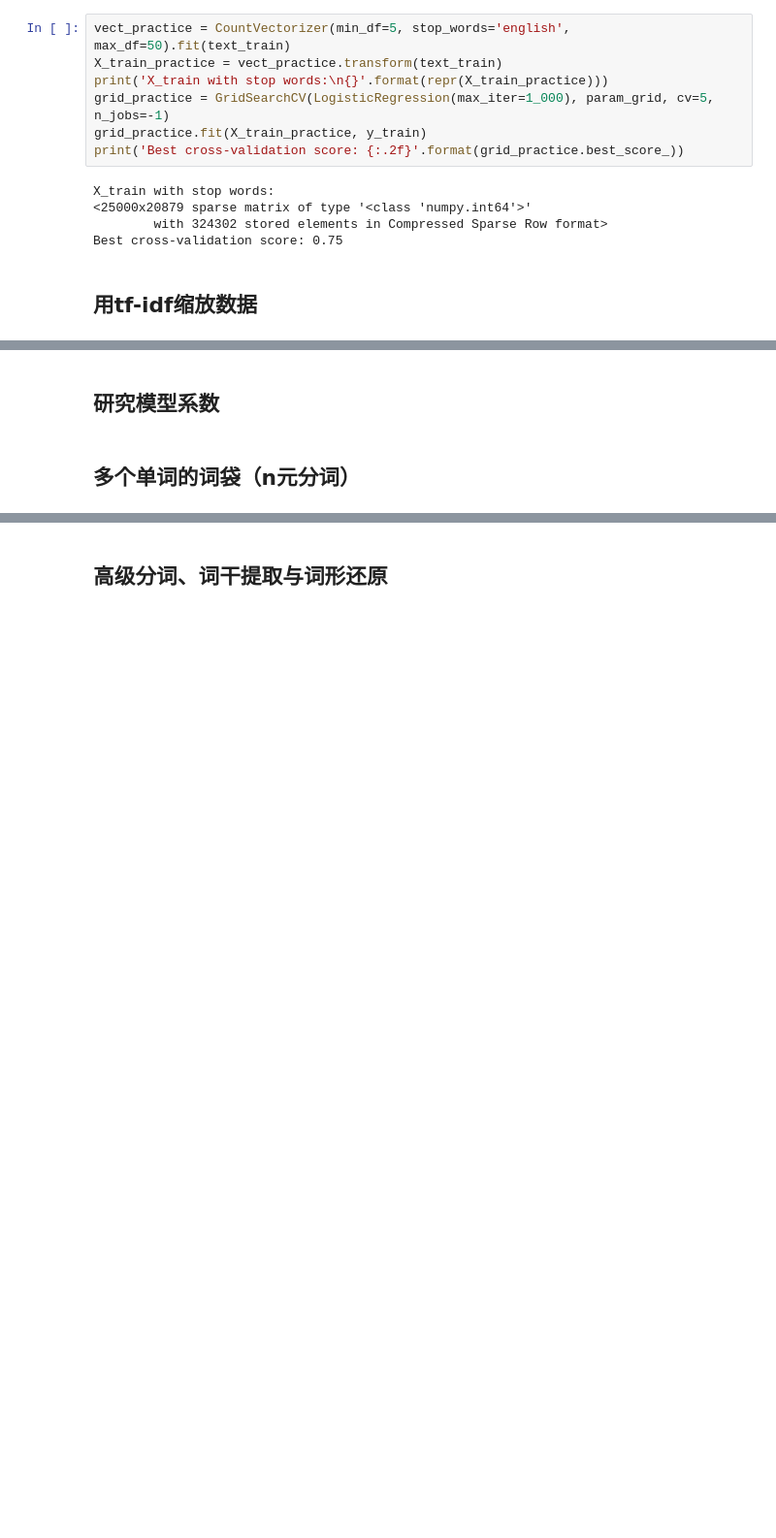
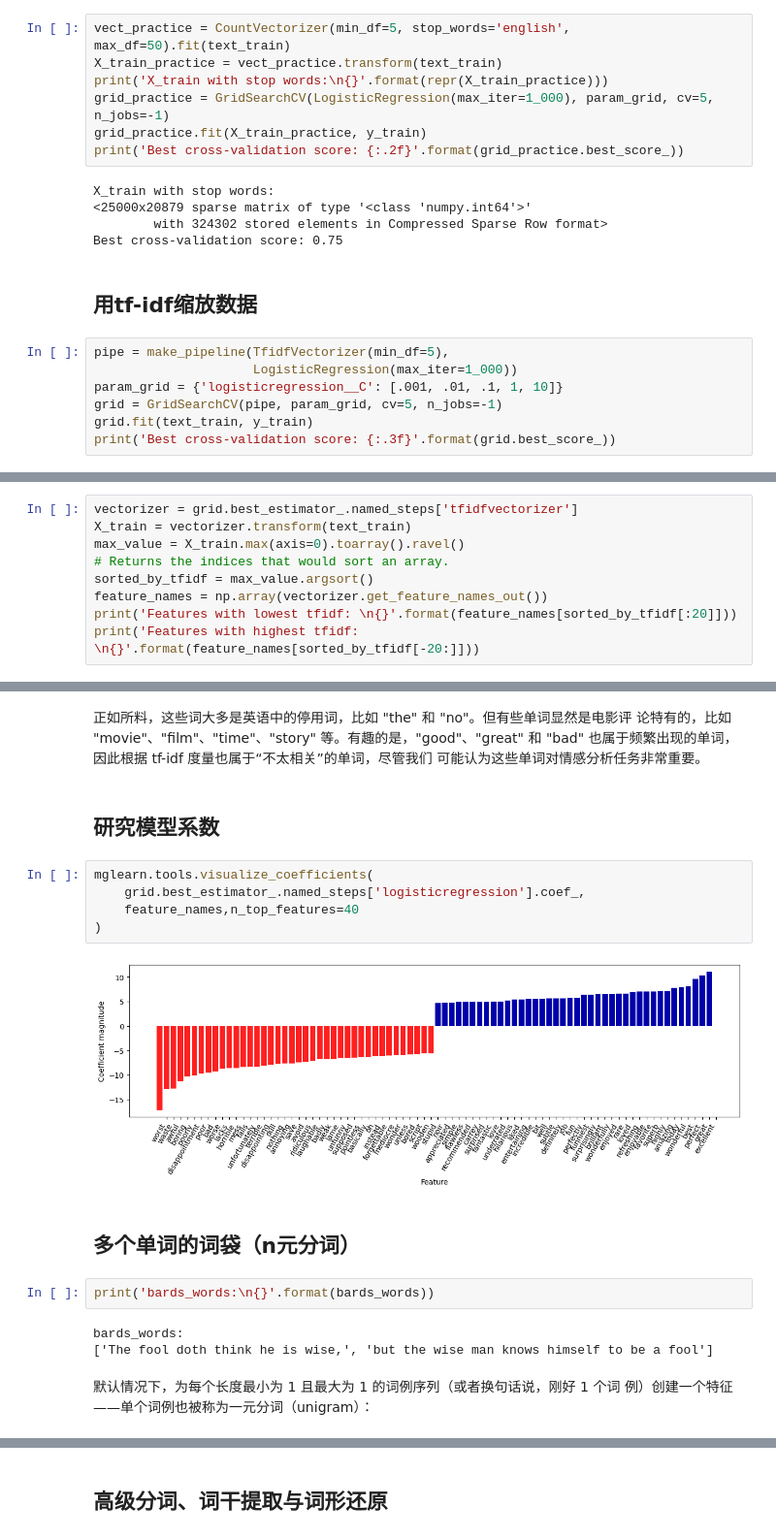
Before and after one commit to JPL-JUNO/Introduction-to-Machine-Learning-with-Python, a Jupyter notebook: Codes/Ch07.ipynb, the cells around one changed output, grey strips where cells are left out. Shown at 97% size. Drawn from its saved outputs; the diff is of its cells as text; blank space fills up the shorter version.

```diff
--- a/Codes/Ch07.ipynb
+++ b/Codes/Ch07.ipynb
@@ -230,3 +237,10 @@ X_train with stop words:
 Best cross-validation score: 0.75
 # %% [markdown]
 ## 用tf-idf缩放数据
+# %%
+pipe = make_pipeline(TfidfVectorizer(min_df=5),
+                     LogisticRegression(max_iter=1_000))
+param_grid = {'logisticregression__C': [.001, .01, .1, 1, 10]}
+grid = GridSearchCV(pipe, param_grid, cv=5, n_jobs=-1)
+grid.fit(text_train, y_train)
+print('Best cross-validation score: {:.3f}'.format(grid.best_score_))
@@ -232,0 +249,9 @@ Best cross-validation score: 0.75
+# %%
+vectorizer = grid.best_estimator_.named_steps['tfidfvectorizer']
+X_train = vectorizer.transform(text_train)
+max_value = X_train.max(axis=0).toarray().ravel()
+# Returns the indices that would sort an array.
+sorted_by_tfidf = max_value.argsort()
+feature_names = np.array(vectorizer.get_feature_names_out())
+print('Features with lowest tfidf: \n{}'.format(feature_names[sorted_by_tfidf[:20]]))
+print('Features with highest tfidf: \n{}'.format(feature_names[sorted_by_tfidf[-20:]]))
@@ -233,4 +285,24 @@ Best cross-validation score: 0.75
+# %% [markdown]
+正如所料，这些词大多是英语中的停用词，比如 "the" 和 "no"。但有些单词显然是电影评
+论特有的，比如 "movie"、"film"、"time"、"story" 等。有趣的是，"good"、"great" 和
+"bad" 也属于频繁出现的单词，因此根据 tf-idf 度量也属于“不太相关”的单词，尽管我们
+可能认为这些单词对情感分析任务非常重要。
 # %% [markdown]
 ## 研究模型系数
+# %%
+mglearn.tools.visualize_coefficients(
+    grid.best_estimator_.named_steps['logisticregression'].coef_,
+    feature_names,n_top_features=40
+)
+# %% [output]
+[figure, added]
 # %% [markdown]
 ## 多个单词的词袋（n元分词）
+# %%
+print('bards_words:\n{}'.format(bards_words))
+# %% [output]
+bards_words:
+['The fool doth think he is wise,', 'but the wise man knows himself to be a fool']
+# %% [markdown]
+默认情况下，为每个长度最小为 1 且最大为 1 的词例序列（或者换句话说，刚好 1 个词
+例）创建一个特征——单个词例也被称为一元分词（unigram）：
```
Also changed, not shown: parts of 34 cells of this notebook, 5 other files.
